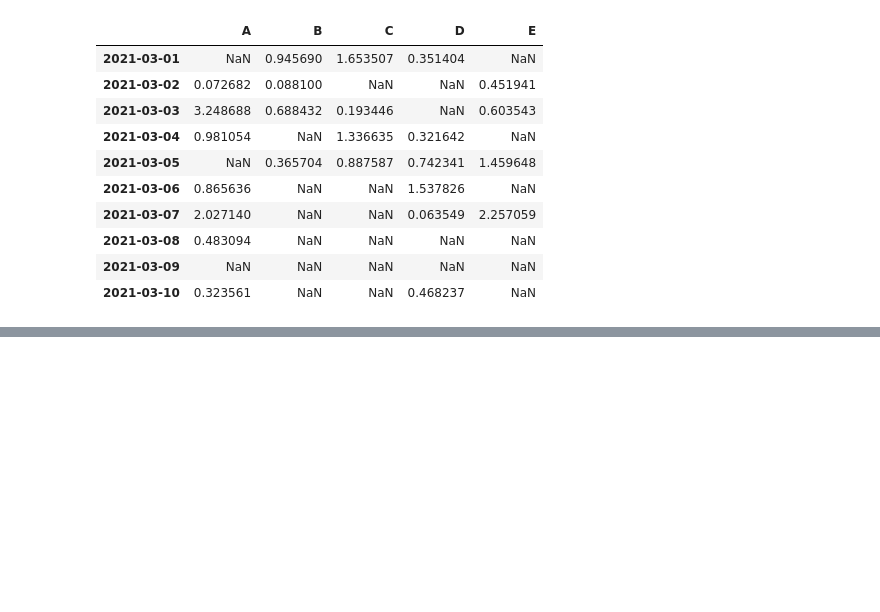
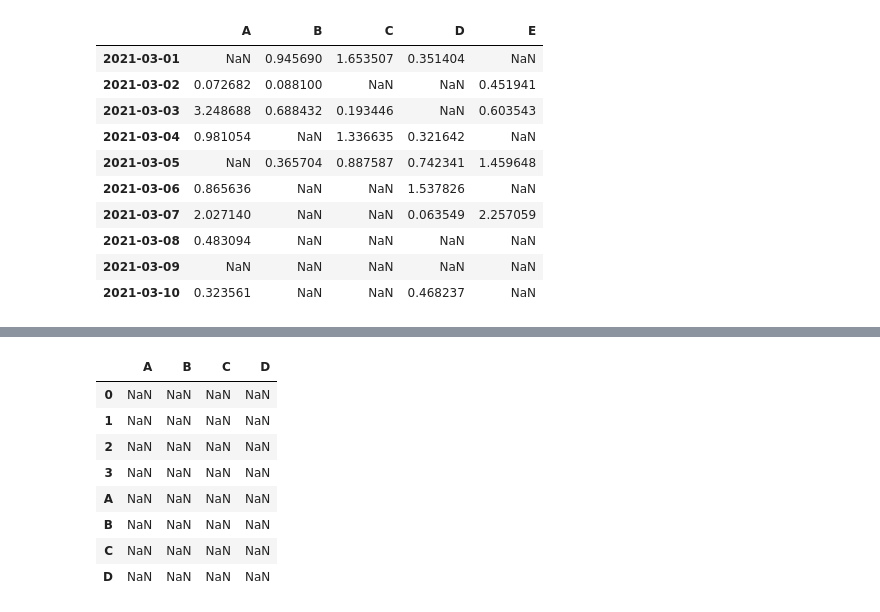
Before and after one commit to kdstheace/Python-Study, a Jupyter notebook: Day0324_Pandas_Review.ipynb, the cells around one changed output, grey strips where cells are left out. Saved outputs shown, nothing was run; the diff lists cells and outputs as text; code cells hidden in the pictures; blank space fills up the shorter version.

```diff
--- a/Day0324_Pandas_Review.ipynb
+++ b/Day0324_Pandas_Review.ipynb
@@ -245,0 +332,2 @@ print(df4.fillna(0))
+# %%
+c.add(df2)
@@ -245,0 +348,12 @@ print(df4.fillna(0))
+# %%
+df2.add(c, axis = 0)
+# %% [output]
+|  | A | B | C | D |
+| 0 | NaN | NaN | NaN | NaN |
+| 1 | NaN | NaN | NaN | NaN |
+| 2 | NaN | NaN | NaN | NaN |
+| 3 | NaN | NaN | NaN | NaN |
+| A | NaN | NaN | NaN | NaN |
+| B | NaN | NaN | NaN | NaN |
+| C | NaN | NaN | NaN | NaN |
+| D | NaN | NaN | NaN | NaN |
```
Also changed, not shown: parts of 22 cells of this notebook.
